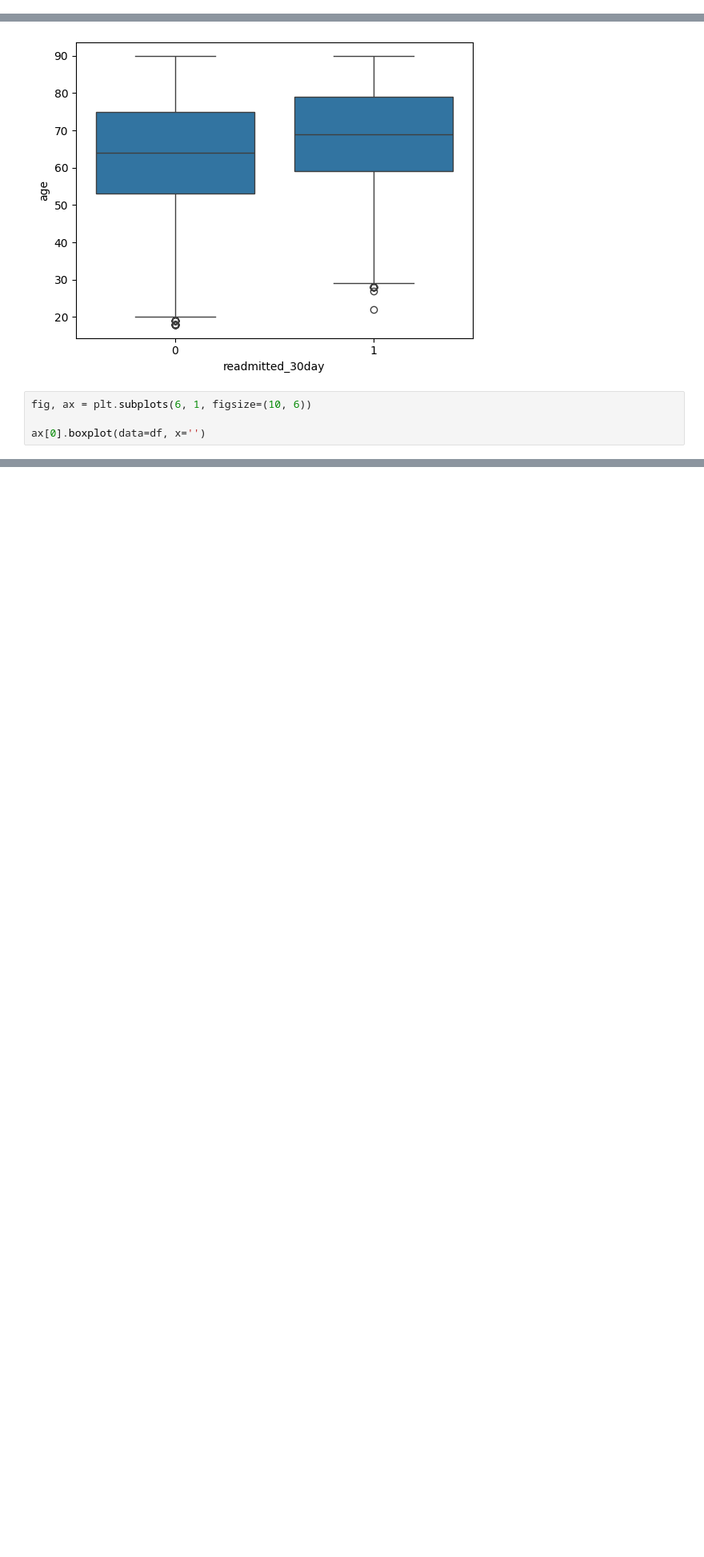
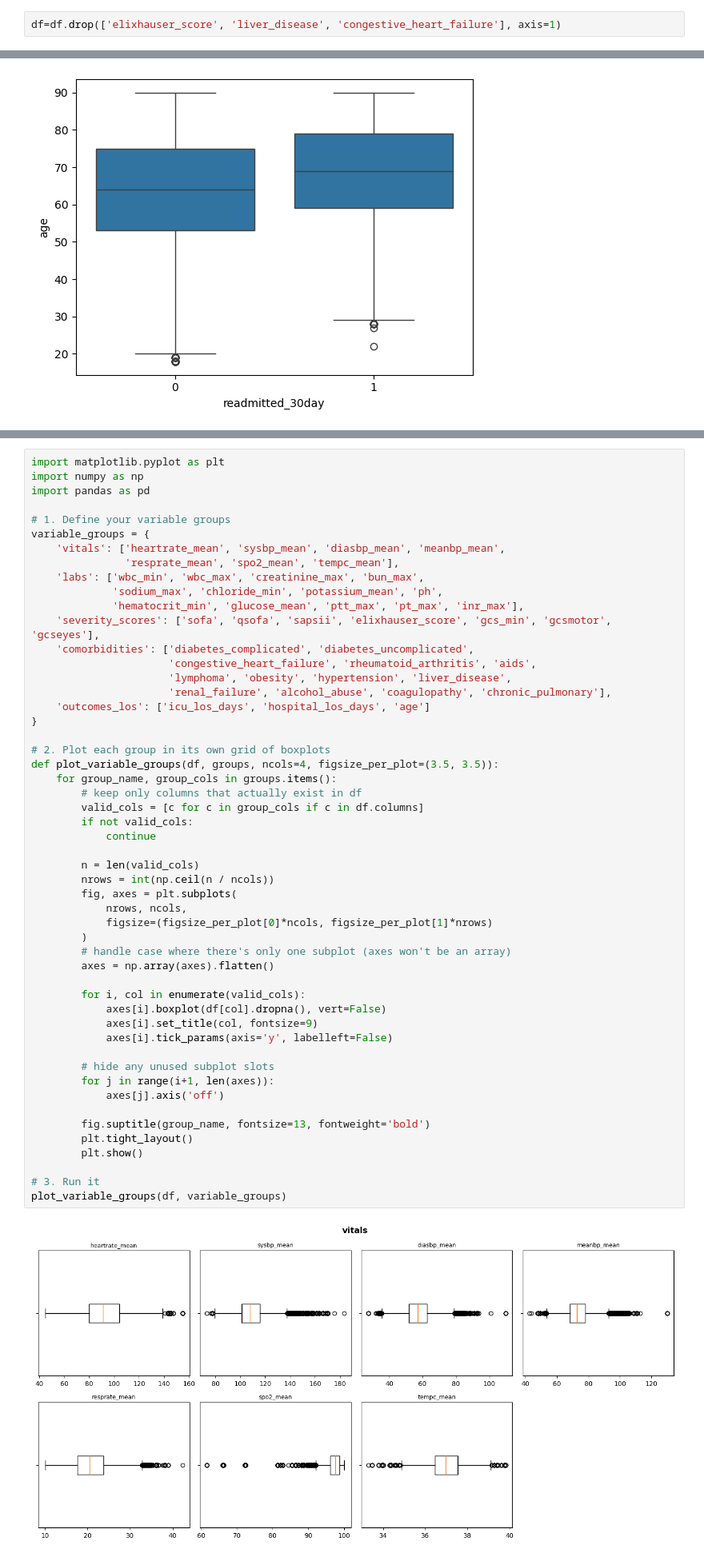
Before and after one commit to abdullaawad/Final-Year-Project, a Jupyter notebook: Re_Admission_Prediction.ipynb, the cells around one changed output, grey strips where cells are left out. Shown at 80% size. Saved outputs shown, nothing was run; the diff lists cells and outputs as text; blank space fills up the shorter version.

```diff
--- a/Re_Admission_Prediction.ipynb
+++ b/Re_Admission_Prediction.ipynb
@@ -199,3 +256,5 @@ Text(0.5, 1.0, 'Correlation between different features')
+# %%
+df=df.drop(['elixhauser_score', 'liver_disease', 'congestive_heart_failure'], axis=1)
 # %%
 import pandas as pd
 
@@ -271,7 +400,3 @@ sns.boxplot(data=df, x='readmitted_30day', y='age')
 plt.show()
 # %% [output]
 [figure]
-# %%
-fig, ax = plt.subplots(6, 1, figsize=(10, 6))
-
-ax[0].boxplot(data=df, x='')
@@ -349,0 +403,54 @@ Variables dropped (coef = 0):
+# %%
+import matplotlib.pyplot as plt
+import numpy as np
+import pandas as pd
+
+# 1. Define your variable groups
+variable_groups = {
+    'vitals': ['heartrate_mean', 'sysbp_mean', 'diasbp_mean', 'meanbp_mean',
+               'resprate_mean', 'spo2_mean', 'tempc_mean'],
+    'labs': ['wbc_min', 'wbc_max', 'creatinine_max', 'bun_max',
+             'sodium_max', 'chloride_min', 'potassium_mean', 'ph',
+             'hematocrit_min', 'glucose_mean', 'ptt_max', 'pt_max', 'inr_max'],
+    'severity_scores': ['sofa', 'qsofa', 'sapsii', 'elixhauser_score', 'gcs_min', 'gcsmotor', 'gcseyes'],
+    'comorbidities': ['diabetes_complicated', 'diabetes_uncomplicated',
+                      'congestive_heart_failure', 'rheumatoid_arthritis', 'aids',
+                      'lymphoma', 'obesity', 'hypertension', 'liver_disease',
+                      'renal_failure', 'alcohol_abuse', 'coagulopathy', 'chronic_pulmonary'],
+    'outcomes_los': ['icu_los_days', 'hospital_los_days', 'age']
+}
+
+# 2. Plot each group in its own grid of boxplots
+def plot_variable_groups(df, groups, ncols=4, figsize_per_plot=(3.5, 3.5)):
+    for group_name, group_cols in groups.items():
+        # keep only columns that actually exist in df
+        valid_cols = [c for c in group_cols if c in df.columns]
+        if not valid_cols:
+            continue
+
+        n = len(valid_cols)
+        nrows = int(np.ceil(n / ncols))
+        fig, axes = plt.subplots(
+            nrows, ncols,
+            figsize=(figsize_per_plot[0]*ncols, figsize_per_plot[1]*nrows)
+        )
+        # handle case where there's only one subplot (axes won't be an array)
+        axes = np.array(axes).flatten()
+
+        for i, col in enumerate(valid_cols):
+            axes[i].boxplot(df[col].dropna(), vert=False)
+            axes[i].set_title(col, fontsize=9)
+            axes[i].tick_params(axis='y', labelleft=False)
+
+        # hide any unused subplot slots
+        for j in range(i+1, len(axes)):
+            axes[j].axis('off')
+
+        fig.suptitle(group_name, fontsize=13, fontweight='bold')
+        plt.tight_layout()
+        plt.show()
+
+# 3. Run it
+plot_variable_groups(df, variable_groups)
+# %% [output]
+[figure, added]
```
Also changed, not shown: parts of 10 cells of this notebook.
